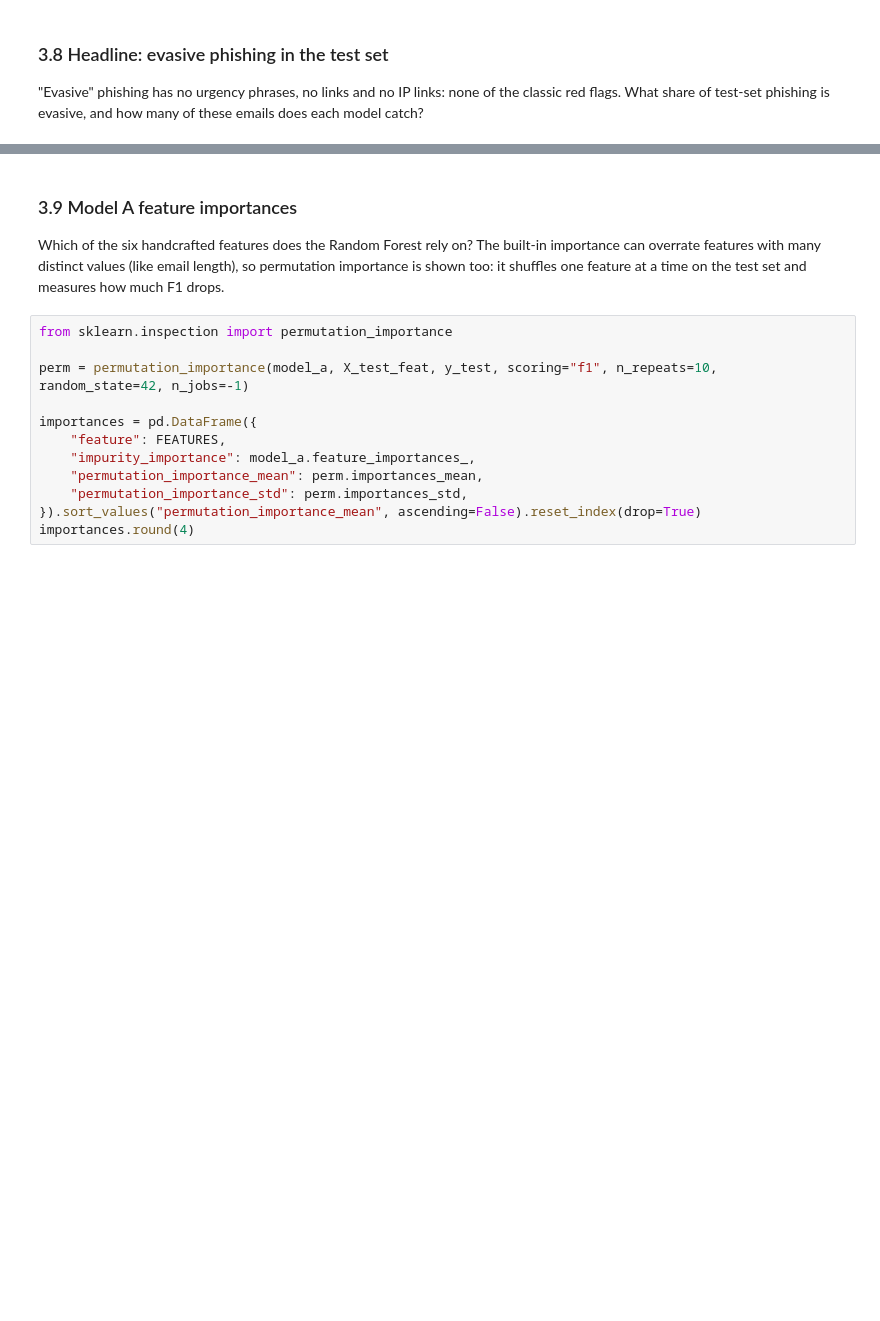
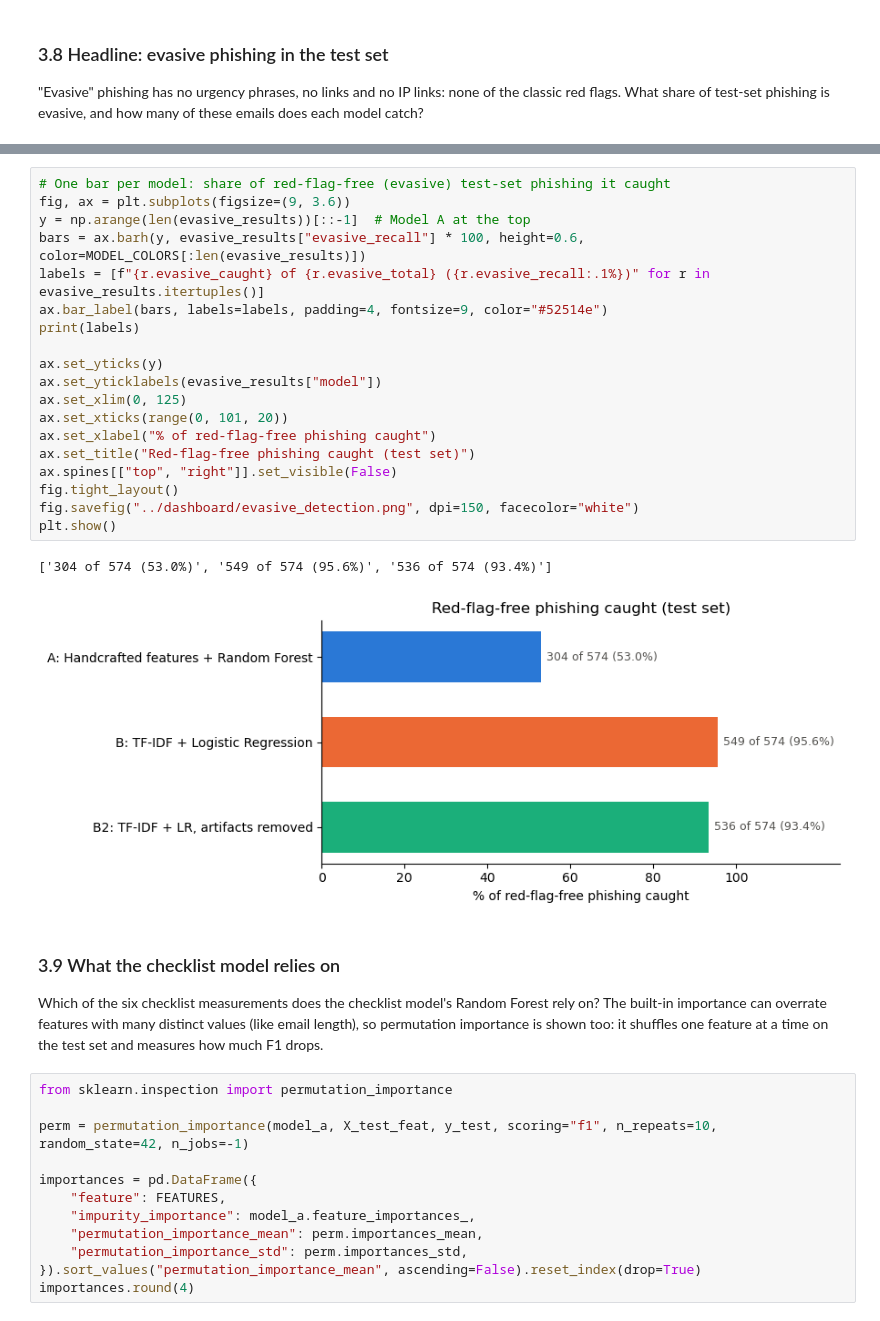
Before and after one commit to roshankumar1023/phishing-email-detection, a Jupyter notebook: notebooks/analysis.ipynb, the cells around one changed output, grey strips where cells are left out. Drawn from its saved outputs; the diff is of its cells as text; blank space fills up the shorter version.

```diff
--- a/notebooks/analysis.ipynb
+++ b/notebooks/analysis.ipynb
@@ -678,9 +725,31 @@ Evasive phishing in test set: 574 of 1311 phishing emails (43.8%)
 | 1 | B: TF-IDF + Logistic Regression | 549 | 574 | 0.956 | 0.969 |
 | 2 | B2: TF-IDF + LR, artifacts removed | 536 | 574 | 0.934 | 0.950 |
+# %%
+# One bar per model: share of red-flag-free (evasive) test-set phishing it caught
+fig, ax = plt.subplots(figsize=(9, 3.6))
+y = np.arange(len(evasive_results))[::-1]  # Model A at the top
+bars = ax.barh(y, evasive_results["evasive_recall"] * 100, height=0.6, color=MODEL_COLORS[:len(evasive_results)])
+labels = [f"{r.evasive_caught} of {r.evasive_total} ({r.evasive_recall:.1%})" for r in evasive_results.itertuples()]
+ax.bar_label(bars, labels=labels, padding=4, fontsize=9, color="#52514e")
+print(labels)
+
+ax.set_yticks(y)
+ax.set_yticklabels(evasive_results["model"])
+ax.set_xlim(0, 125)
+ax.set_xticks(range(0, 101, 20))
+ax.set_xlabel("% of red-flag-free phishing caught")
+ax.set_title("Red-flag-free phishing caught (test set)")
+ax.spines[["top", "right"]].set_visible(False)
+fig.tight_layout()
+fig.savefig("../dashboard/evasive_detection.png", dpi=150, facecolor="white")
+plt.show()
+# %% [output]
+['304 of 574 (53.0%)', '549 of 574 (95.6%)', '536 of 574 (93.4%)']
+[figure, added]
 # %% [markdown]
-### 3.9 Model A feature importances
+### 3.9 What the checklist model relies on
 
-Which of the six handcrafted features does the Random Forest rely on? The built-in importance can overrate features with many distinct values (like email length), so permutation importance is shown too: it shuffles one feature at a time on the test set and measures how much F1 drops.
+Which of the six checklist measurements does the checklist model's Random Forest rely on? The built-in importance can overrate features with many distinct values (like email length), so permutation importance is shown too: it shuffles one feature at a time on the test set and measures how much F1 drops.
 # %%
 from sklearn.inspection import permutation_importance
 
```
Also changed, not shown: parts of 18 cells of this notebook, 17 other files.
